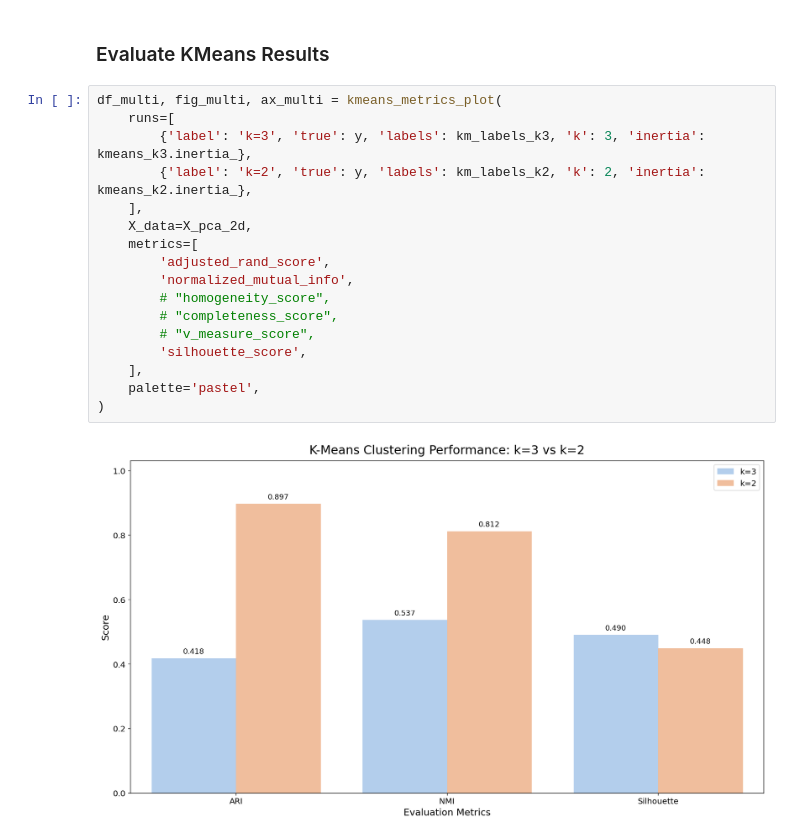
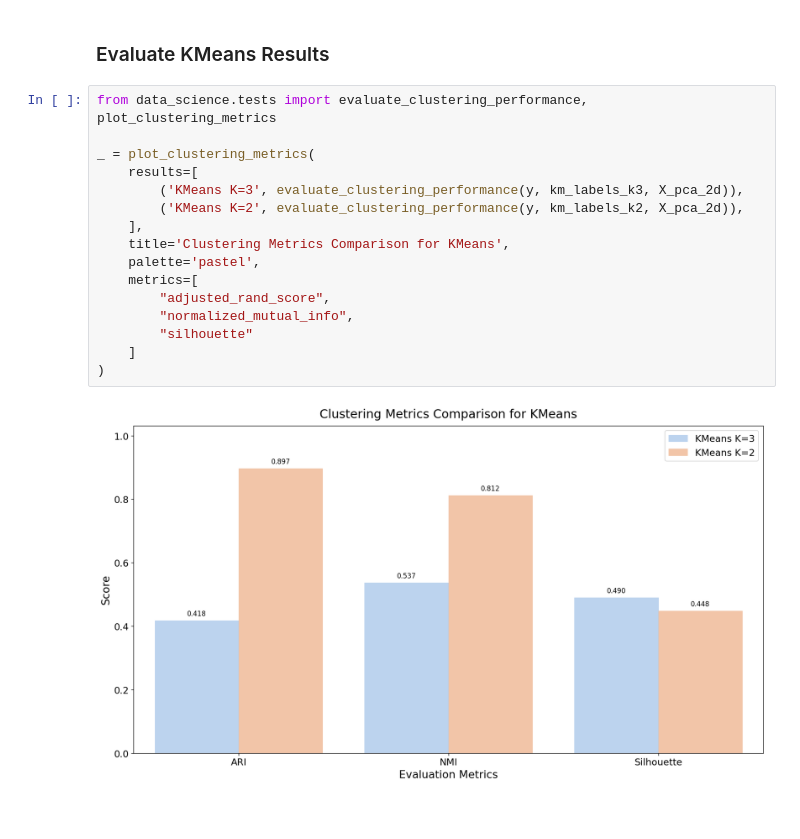
Before and after one commit to staciax/data-science, a Jupyter notebook: clustering/wine_quality/k-means.ipynb, the cells around one changed output. Drawn from its saved outputs; the diff is of its cells as text.

Commit message:
feat: update metrics plot for clustering

```diff
--- a/clustering/wine_quality/k-means.ipynb
+++ b/clustering/wine_quality/k-means.ipynb
@@ -116,21 +116,20 @@ plot_clusters(
 # %% [markdown]
 ### Evaluate KMeans Results
 # %%
-df_multi, fig_multi, ax_multi = kmeans_metrics_plot(
-    runs=[
-        {'label': 'k=3', 'true': y, 'labels': km_labels_k3, 'k': 3, 'inertia': kmeans_k3.inertia_},
-        {'label': 'k=2', 'true': y, 'labels': km_labels_k2, 'k': 2, 'inertia': kmeans_k2.inertia_},
+from data_science.tests import evaluate_clustering_performance, plot_clustering_metrics
+
+_ = plot_clustering_metrics(
+    results=[
+        ('KMeans K=3', evaluate_clustering_performance(y, km_labels_k3, X_pca_2d)),
+        ('KMeans K=2', evaluate_clustering_performance(y, km_labels_k2, X_pca_2d)),
     ],
-    X_data=X_pca_2d,
+    title='Clustering Metrics Comparison for KMeans',
+    palette='pastel',
     metrics=[
-        'adjusted_rand_score',
-        'normalized_mutual_info',
-        # "homogeneity_score",
-        # "completeness_score",
-        # "v_measure_score",
-        'silhouette_score',
-    ],
-    palette='pastel',
+        "adjusted_rand_score",
+        "normalized_mutual_info",
+        "silhouette"
+    ]
 )
 # %% [output]
-[figure, old version]
+[figure, new version]
```
Also changed, not shown: parts of 2 cells of this notebook, 3 other files.
